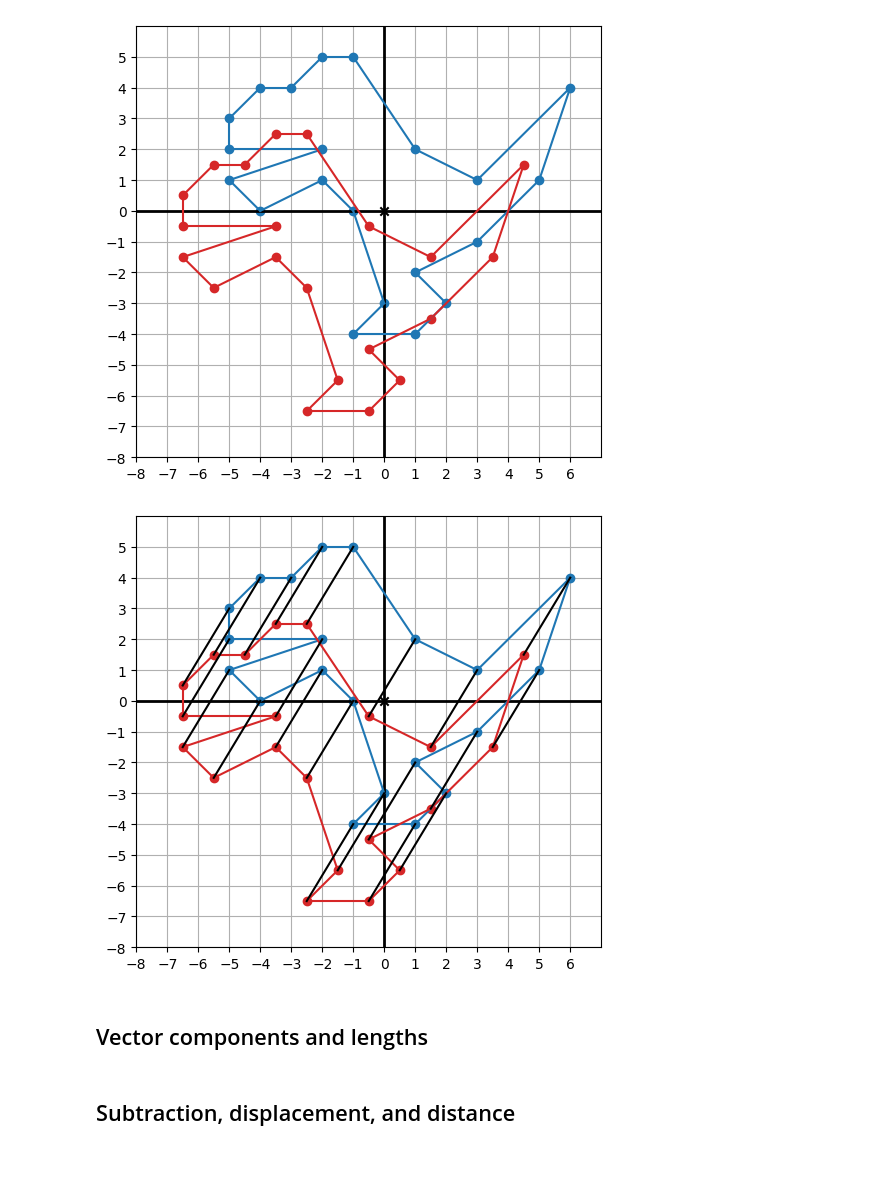
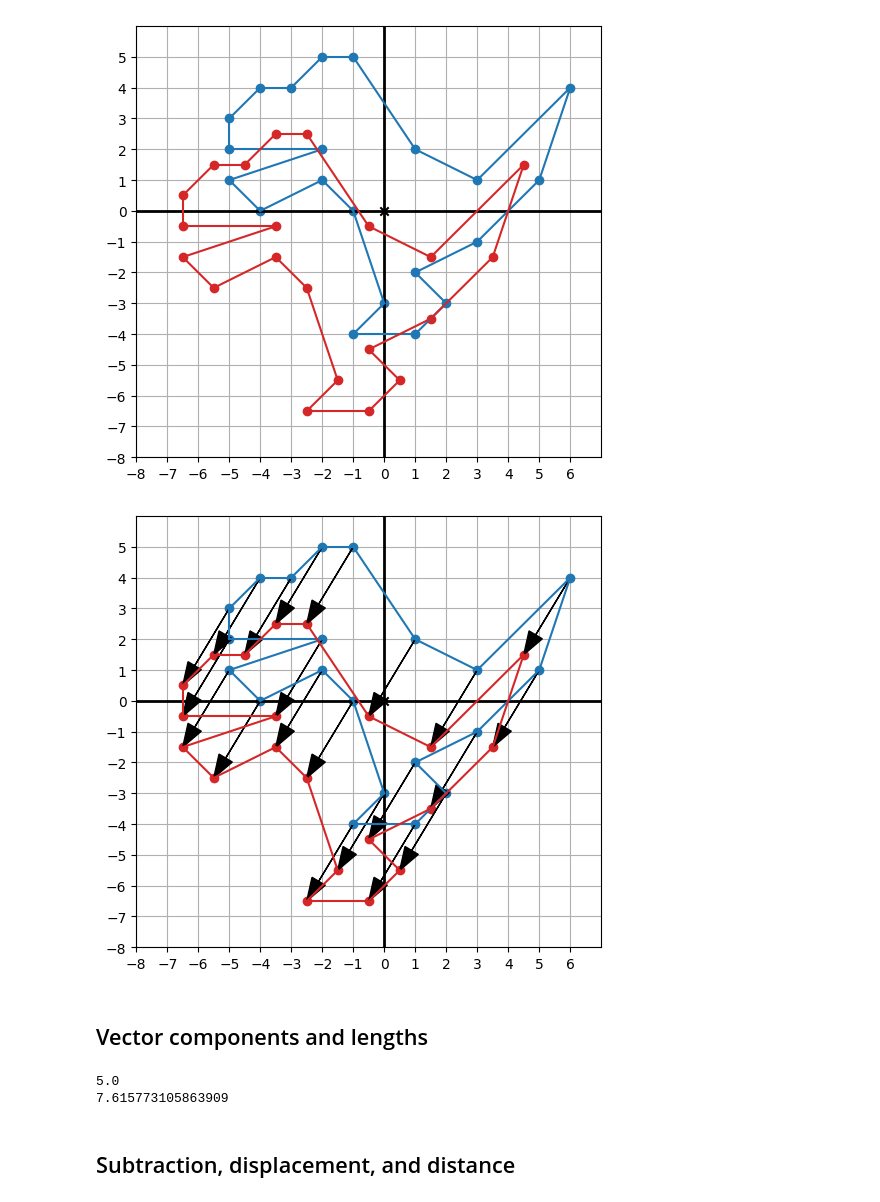
Before and after one commit to btgrant-76/Math-for-Programmers, a Jupyter notebook: Chapter 02/Chapter 02 Walkthrough.ipynb, the cells around one changed output. Drawn from its saved outputs; the diff is of its cells as text; code cells hidden in the pictures; blank space fills up the shorter version.

Commit message:
through 2.2.1 Vector components and lengths

```diff
--- a/Chapter 02/Chapter 02 Walkthrough.ipynb
+++ b/Chapter 02/Chapter 02 Walkthrough.ipynb
@@ -63,23 +75,32 @@ draw(
 # %% [output]
 [figure]
 # %%
-arrows = [Segment(tip,tail,color=black) for (tip,tail) in
+arrows = [Arrow(tip,tail,color=black) for (tip,tail) in
          zip(dino_vectors2, dino_vectors)]
 draw(
     Points(*dino_vectors, color=blue),
     Polygon(*dino_vectors, color=blue),
     Points(*dino_vectors2, color=red),
     Polygon(*dino_vectors2, color=red),
     *arrows
 )
 # %% [output]
-[figure, old version]
+[figure, new version]
 # %% [markdown]
 ## Vector components and lengths
 # %%
 from math import sqrt
 def length(v):
     return sqrt(v[0]**2 + v[1]**2)
+# %%
+vec_a = (4, 3)
+vec_b = (-3, 7)
+
+print(length(vec_a))
+print(length(vec_b))
+# %% [output]
+5.0
+7.615773105863909
 # %% [markdown]
 ## Subtraction, displacement, and distance
 # %%
```
Also changed, not shown: parts of 3 cells of this notebook, 1 other file.
